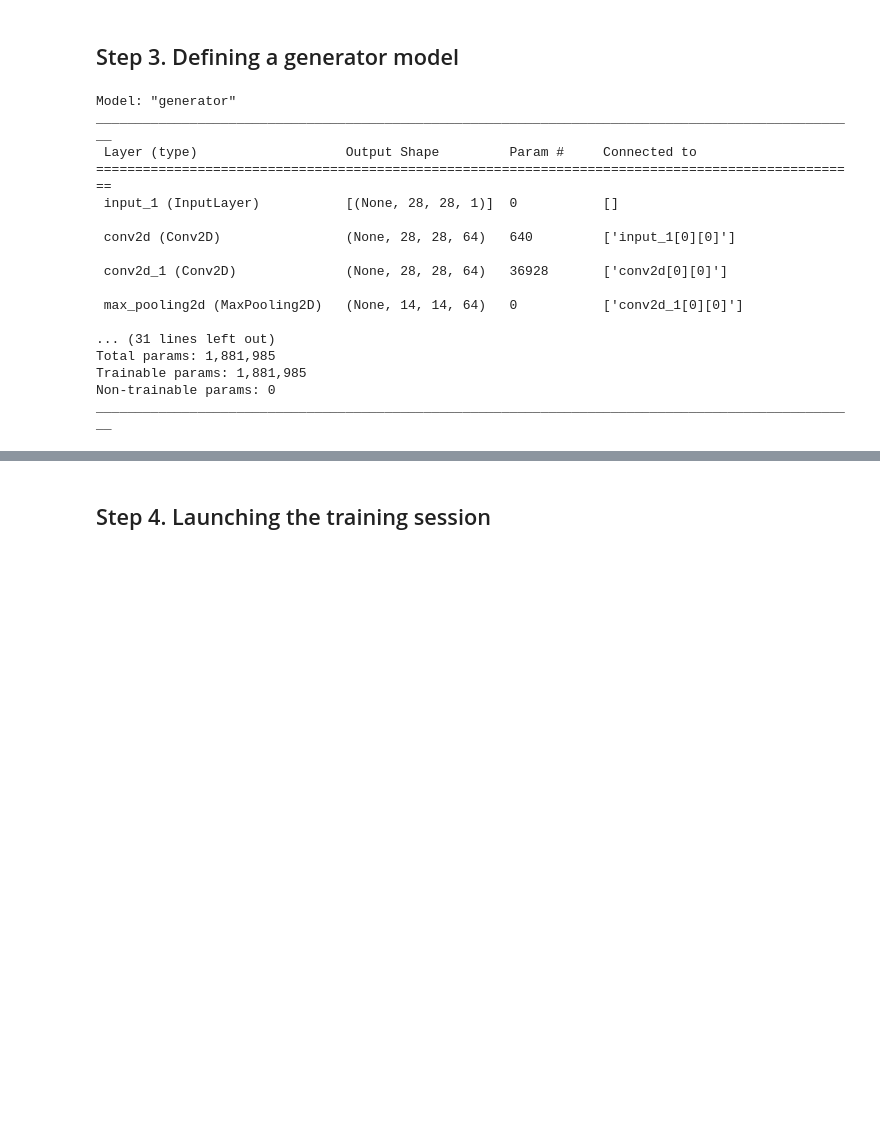
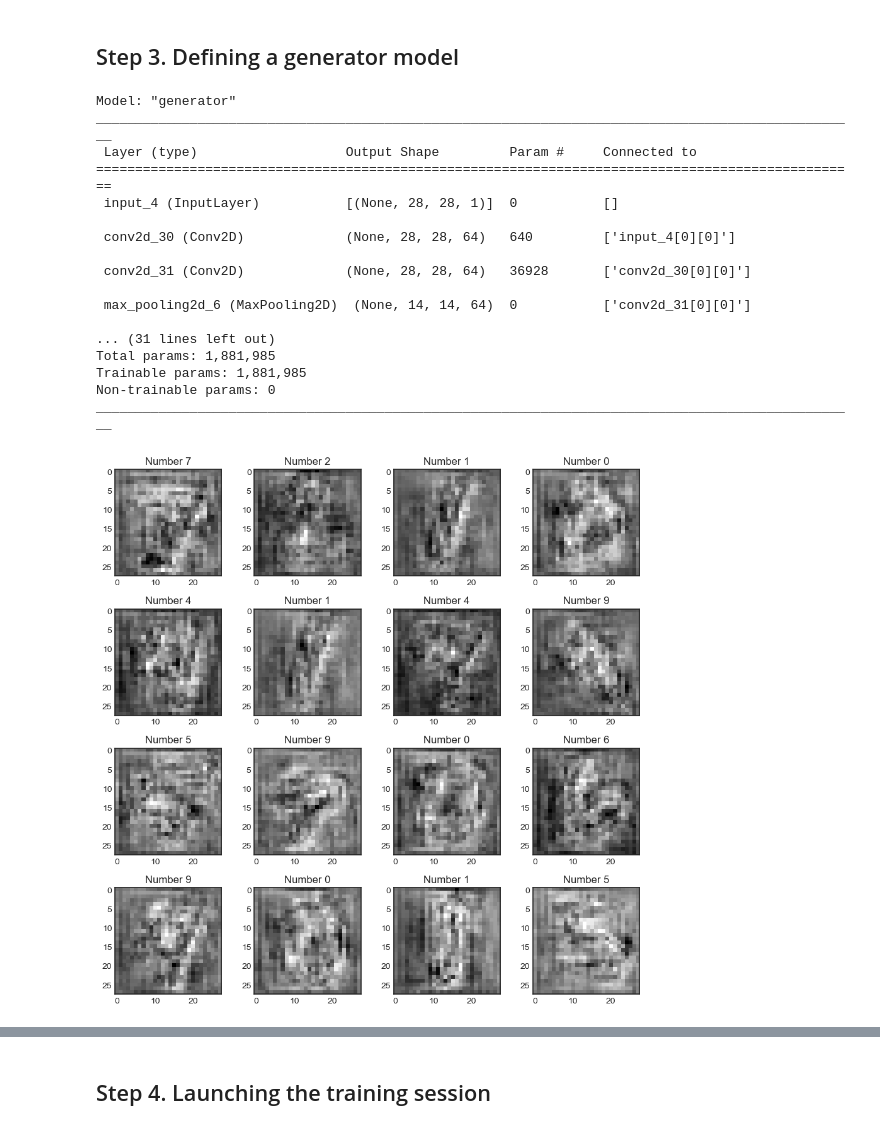
Before and after one commit to ZamDimon/distortion-generator, a Jupyter notebook: generator.ipynb, the cells around one changed output, grey strips where cells are left out. Cells and saved outputs as stored; diff of their text form; code cells hidden in the pictures; blank space fills up the shorter version.

```diff
--- a/generator.ipynb
+++ b/generator.ipynb
@@ -135,34 +185,38 @@ def Unet(input_shape=(28, 28, 1)):
     up5 = tf.keras.layers.concatenate([up5, conv1], axis=3)
     conv5 = tf.keras.layers.Conv2D(64, 3, activation='relu', padding='same', kernel_initializer=tf.keras.initializers.HeUniform())(up5)
     conv5 = tf.keras.layers.Conv2D(64, 3, activation='relu', padding='same', kernel_initializer=tf.keras.initializers.HeUniform())(conv5)
 
     # Output layer
     output_image = tf.keras.layers.Conv2D(1, 1, activation='sigmoid', name='output_image')(conv5)
 
     # Returning a retrieved model
     model = tf.keras.models.Model(inputs=inputs, outputs=output_image, name='generator')
     return model
 
 # Instantiate the model
 generator = Unet()
 
 # Display the model summary
 generator.summary()
+
+# Display the example images
+show_images(generator.predict(X_test[:16], verbose=0), y_test[:16])
 # %% [output]
 Model: "generator"
 __________________________________________________________________________________________________
  Layer (type)                   Output Shape         Param #     Connected to
 ==================================================================================================
- input_1 (InputLayer)           [(None, 28, 28, 1)]  0           []
+ input_4 (InputLayer)           [(None, 28, 28, 1)]  0           []
 
- conv2d (Conv2D)                (None, 28, 28, 64)   640         ['input_1[0][0]']
+ conv2d_30 (Conv2D)             (None, 28, 28, 64)   640         ['input_4[0][0]']
 
- conv2d_1 (Conv2D)              (None, 28, 28, 64)   36928       ['conv2d[0][0]']
+ conv2d_31 (Conv2D)             (None, 28, 28, 64)   36928       ['conv2d_30[0][0]']
 
- max_pooling2d (MaxPooling2D)   (None, 14, 14, 64)   0           ['conv2d_1[0][0]']
+ max_pooling2d_6 (MaxPooling2D)  (None, 14, 14, 64)  0           ['conv2d_31[0][0]']
 
 ... (31 lines left out)
 Total params: 1,881,985
 Trainable params: 1,881,985
 Non-trainable params: 0
 __________________________________________________________________________________________________
+[figure, added]
```
Also changed, not shown: parts of 31 cells of this notebook, 47 other files.
